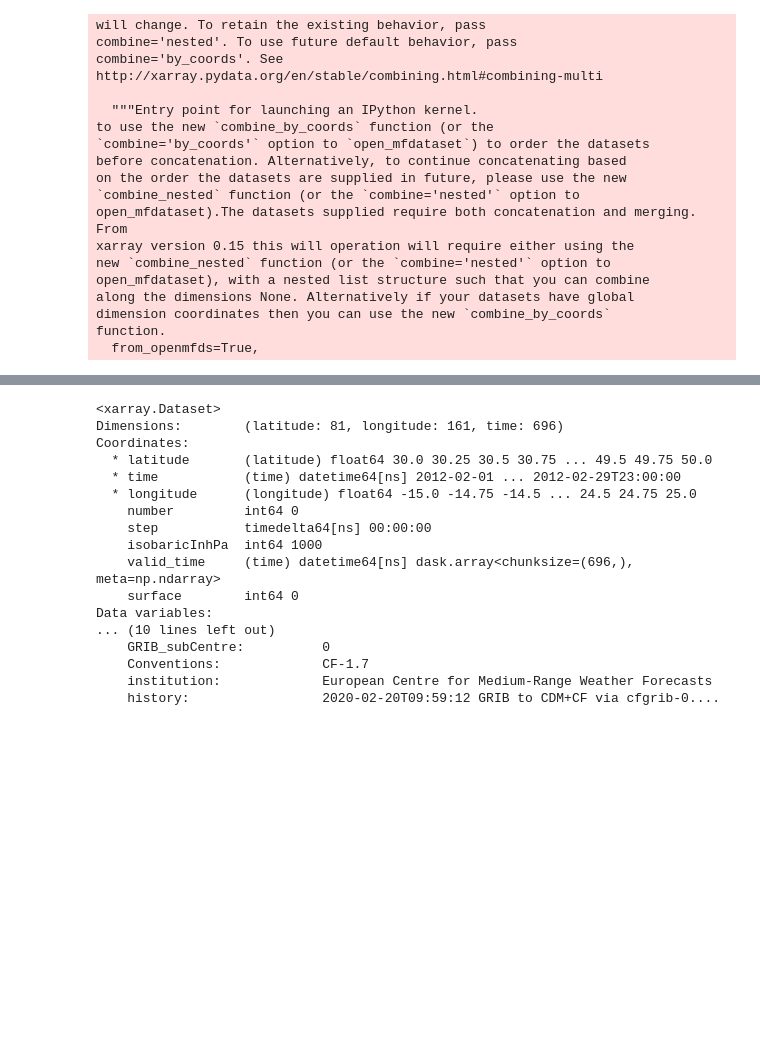
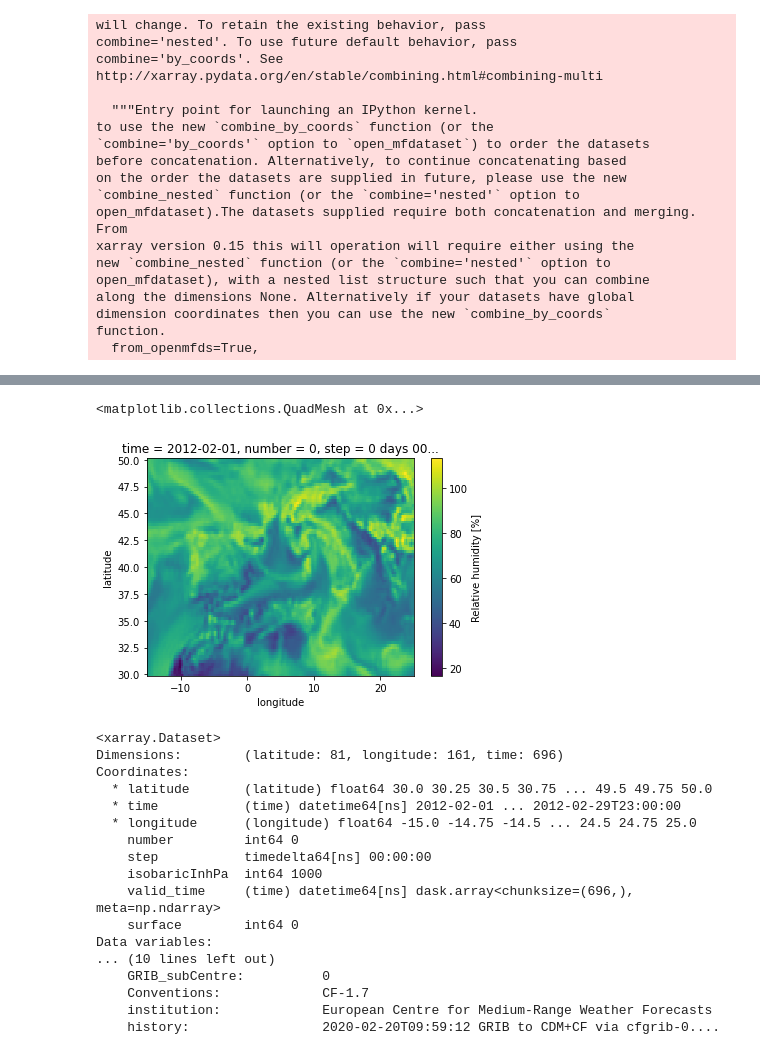
Before and after one commit to hannasv/ms, a Jupyter notebook: notebooks/stats/develop_correlation.ipynb, the cells around one changed output, grey strips where cells are left out. Drawn from its saved outputs; the diff is of its cells as text; code cells hidden in the pictures; blank space fills up the shorter version.

```diff
--- a/notebooks/stats/develop_correlation.ipynb
+++ b/notebooks/stats/develop_correlation.ipynb
@@ -39,3 +58,8 @@ function.
+# %%
+subset['r'].plot()
+# %% [output]
+<matplotlib.collections.QuadMesh at 0x...>
+[figure, added]
 # %%
 data
 # %% [output]
```
Also changed, not shown: parts of 5 cells of this notebook, 3 other files.
